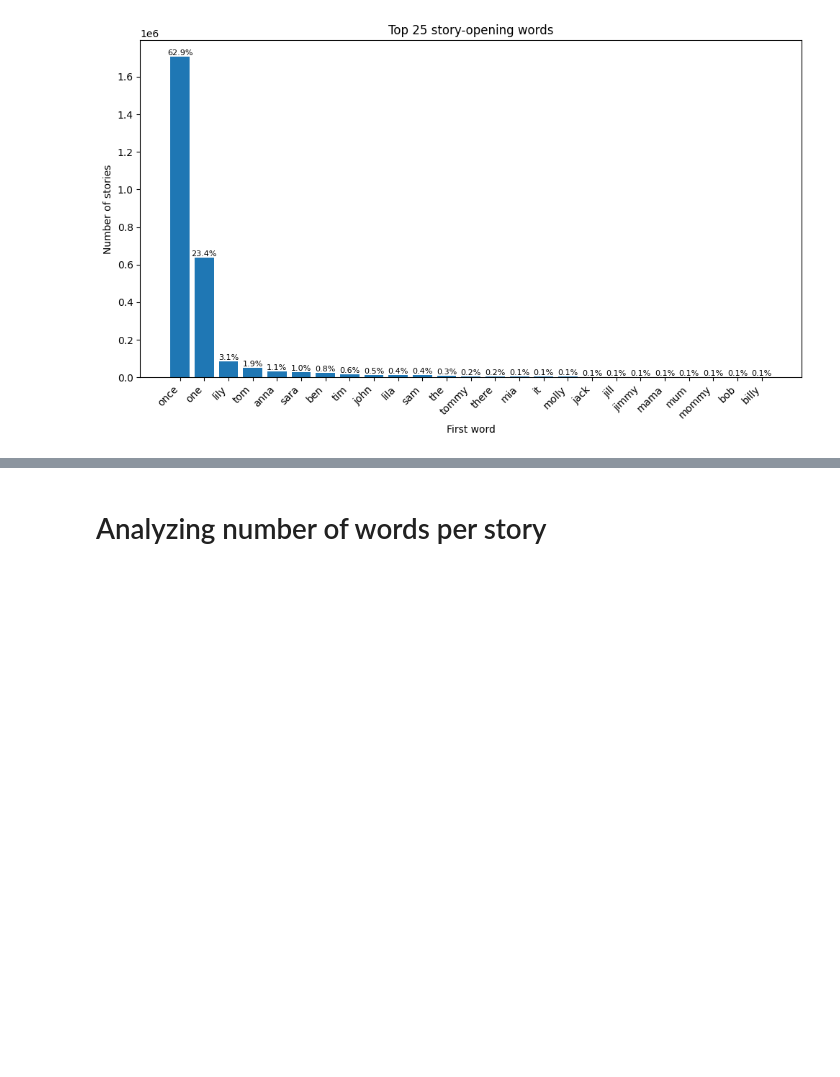
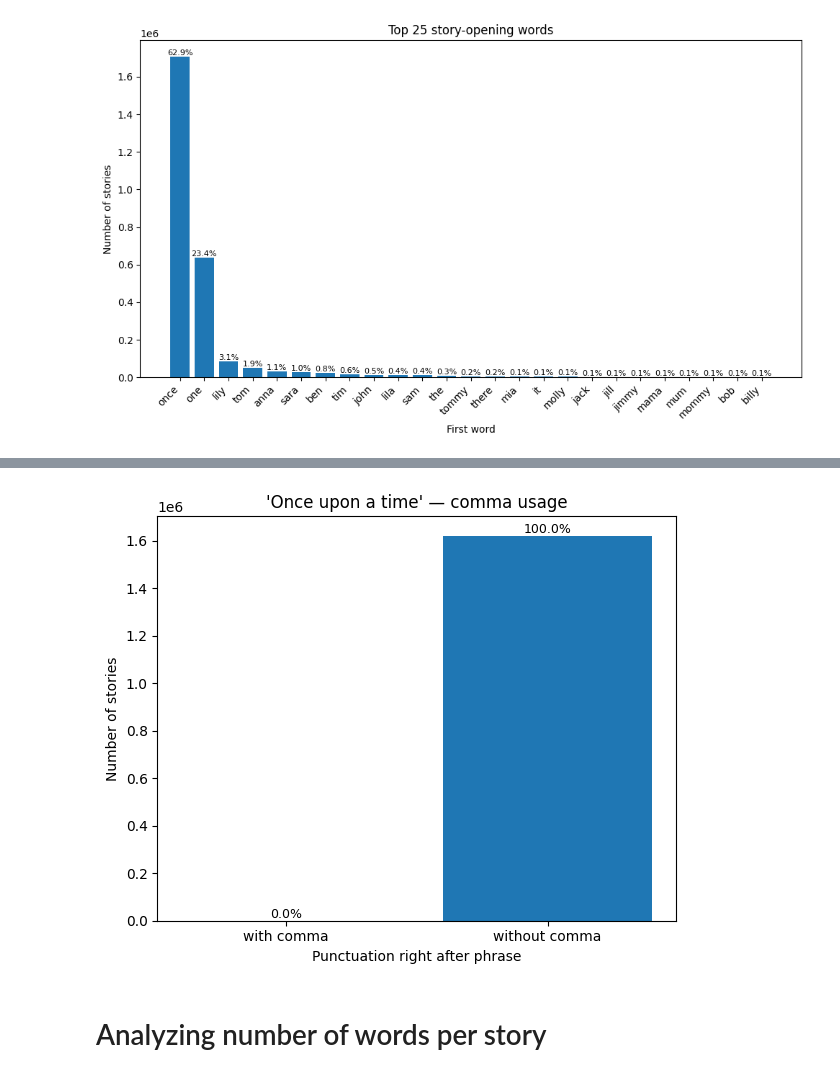
Before and after one commit to bschink/pocket-narrator, a Jupyter notebook: notebooks/data_exploration_GPT4.ipynb, the cells around one changed output, grey strips where cells are left out. Drawn from its saved outputs; the diff is of its cells as text; code cells hidden in the pictures; blank space fills up the shorter version.

```diff
--- a/notebooks/data_exploration_GPT4.ipynb
+++ b/notebooks/data_exploration_GPT4.ipynb
@@ -156,0 +191,13 @@ plt.show()
+# %%
+# Count categories over all stories
+
+category_counts = Counter()
+ouat_comma_counts = Counter()   # only for "once upon a time"
+N = 0
+
+for story in tqdm(stream_stories(DATA_PATH), desc="Classifying openings"):
+    N += 1
+    cat, comma_flag = categorize_opening(story)
+    category_counts[cat] += 1
+    if cat == 'once upon a time':
+        ouat_comma_counts[comma_flag] += 1
@@ -157,3 +261,19 @@ plt.show()
+# %%
+#  'Once upon a time' comma breakdown
+if ouat_total:
+    plt.figure(figsize=(6, 5))
+    bars2 = plt.bar([0,1], ouat_df['count'].tolist())
+    plt.xticks([0,1], ouat_df['comma'].tolist())
+    plt.title("'Once upon a time' — comma usage")
+    plt.xlabel("Punctuation right after phrase")
+    plt.ylabel("Number of stories")
+    for bar, pct in zip(bars2, ouat_df['percent'].tolist()):
+        h = bar.get_height()
+        plt.text(bar.get_x() + bar.get_width()/2, h, f"{pct:.1f}%", ha="center", va="bottom", fontsize=9)
+    plt.tight_layout()
+    plt.show()
+# %% [output]
+[figure, added]
 # %% [markdown]
 # Analyzing number of words per story
 # %%
```
Also changed, not shown: parts of 37 cells of this notebook, 5 other files.
